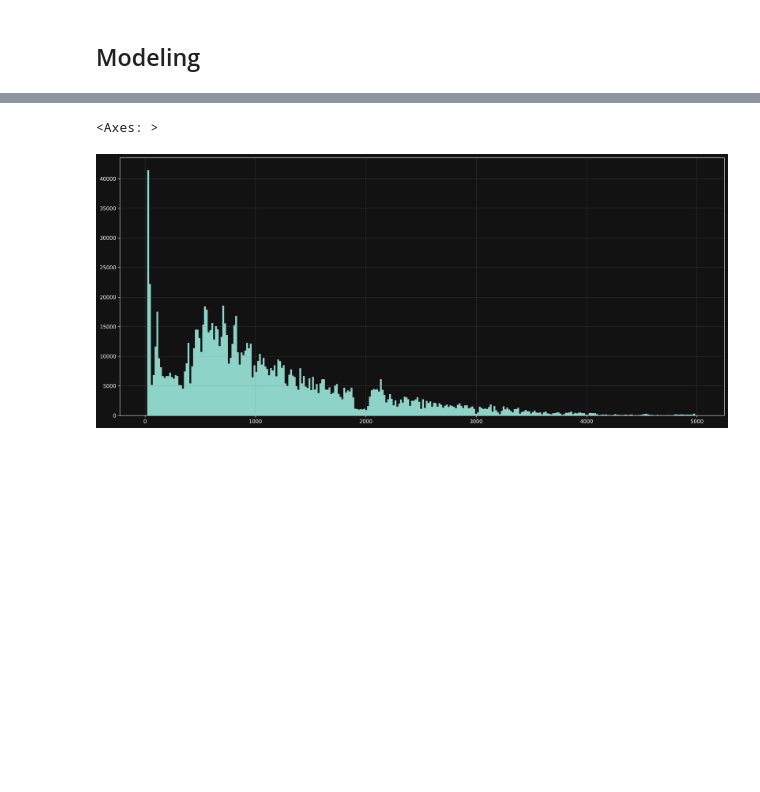
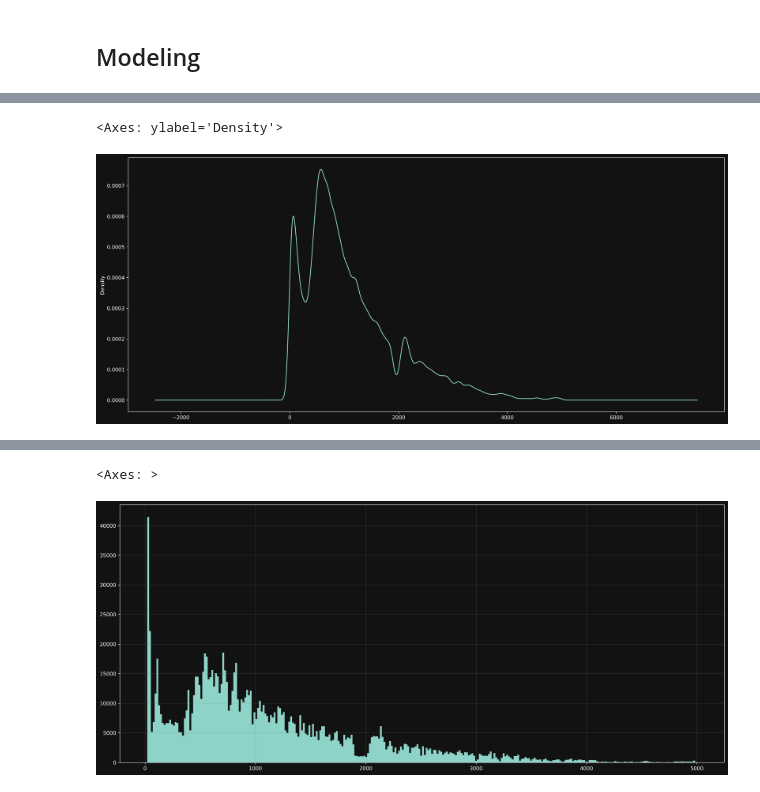
Before and after one commit to pakchu/regression-with-an-insurance-dataset, a Jupyter notebook: regress_by_y_bin_meta.ipynb, the cells around one changed output, grey strips where cells are left out. Cells and saved outputs as stored; diff of their text form; code cells hidden in the pictures; blank space fills up the shorter version.

```diff
--- a/regress_by_y_bin_meta.ipynb
+++ b/regress_by_y_bin_meta.ipynb
@@ -82,6 +86,9 @@ else:
 non_log_oof, non_log_test = joblib.load(
     './kaggle/input/cat_non_loged.pkl'
 )
+cat102_oof, _, cat102_test = joblib.load(
+    './kaggle/input/cat_1_02.pkl'
+)
 # %%
 train_data.columns = train_data.columns.str.lower().str.replace(' ', '_')
 test_data.columns = test_data.columns.str.lower().str.replace(' ', '_')
@@ -89,6 +96,8 @@ test_data.columns = test_data.columns.str.lower().str.replace(' ', '_')
 # non log as feature
 train_data['non_log'] = non_log_oof
 test_data['non_log'] = non_log_test
+train_data['cat_102'] = cat102_oof
+test_data['cat_102'] = cat102_test.mean(1)
 
 # 타겟 변수 및 피처 분리
 target_column = 'premium_amount'
@@ -800 +972,6 @@ Shrink model to first 37 iterations.
+# %%
+pd.Series(inverse_y(y)).plot.kde()
+# %% [output]
+<Axes: ylabel='Density'>
+[figure, added]
 # %%
```
Also changed, not shown: parts of 68 cells of this notebook, 6 other files.
